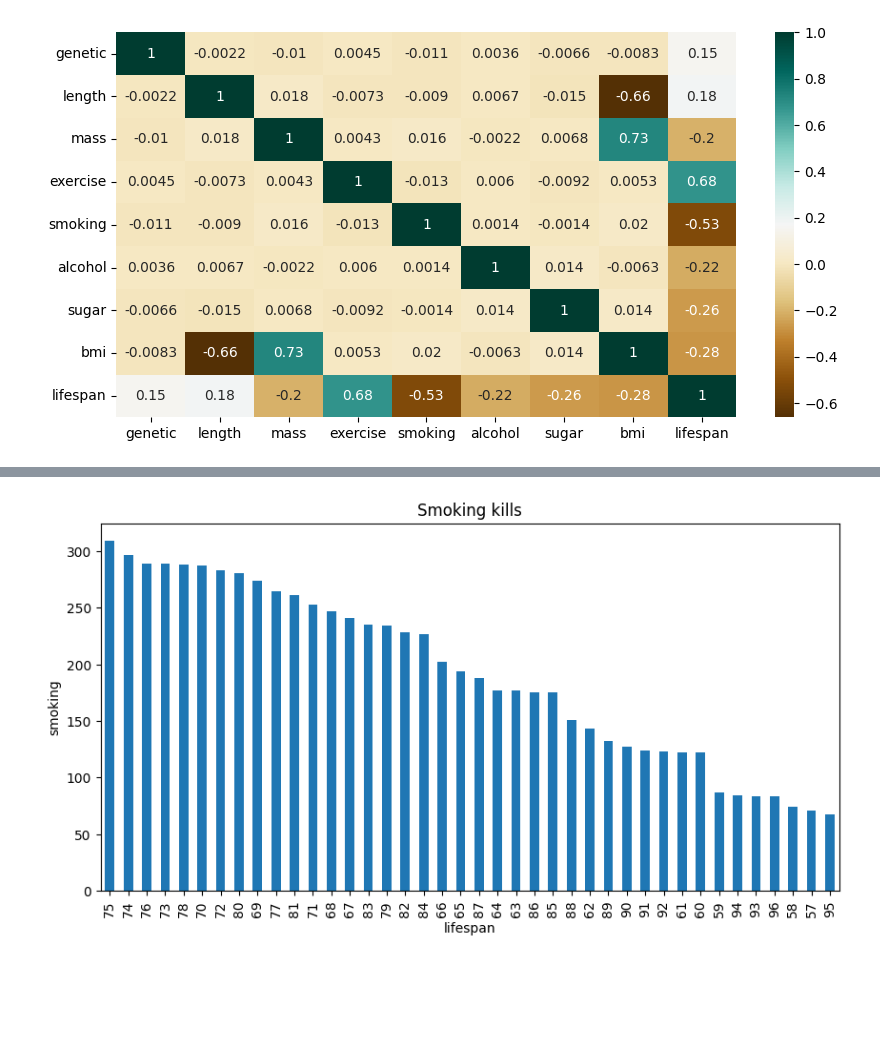
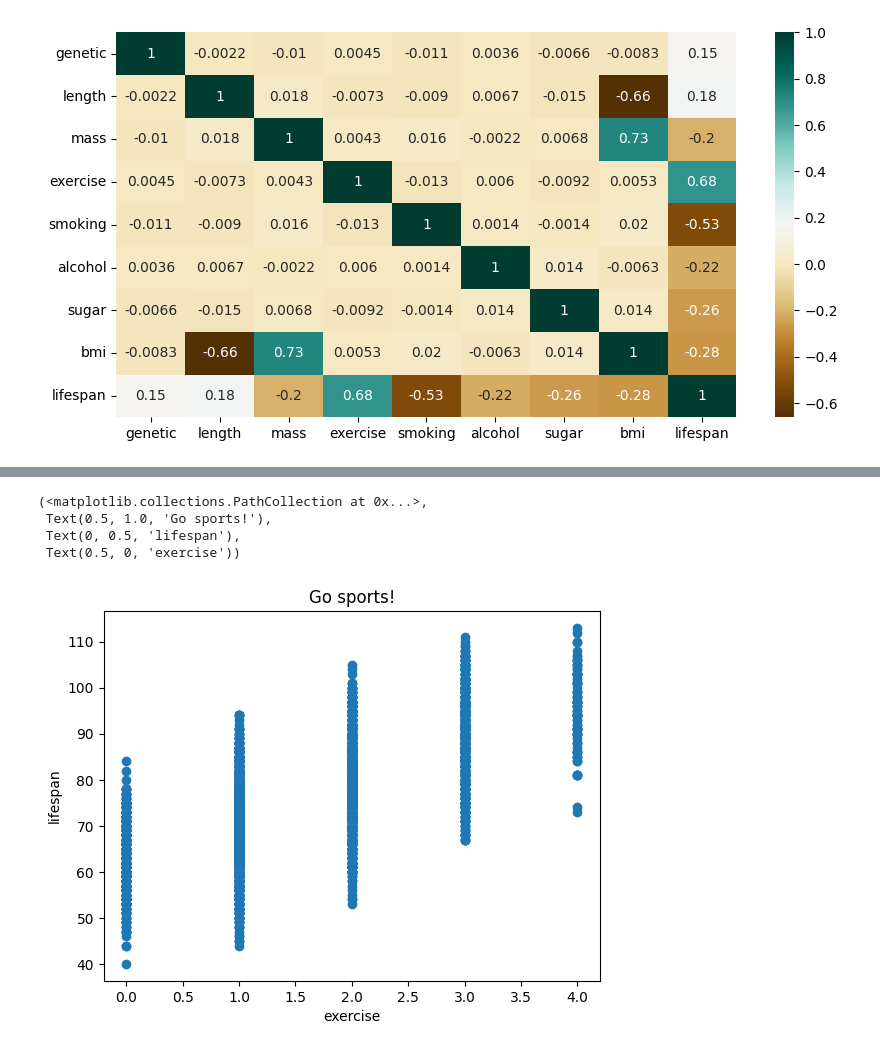
Before and after one commit to Nils1993/MakeAIWork, a Jupyter notebook: projects/project1/notebooks/transforming_data.ipynb, the cells around one changed output, grey strips where cells are left out. Drawn from its saved outputs; the diff is of its cells as text; code cells hidden in the pictures; blank space fills up the shorter version.

```diff
--- a/projects/project1/notebooks/transforming_data.ipynb
+++ b/projects/project1/notebooks/transforming_data.ipynb
@@ -153,7 +192,12 @@ plt.show()
-# %%
-df.lifespan.value_counts().nlargest(40).plot(kind='bar', figsize=(10,5))
-plt.title("Smoking kills")
-plt.ylabel('smoking')
-plt.xlabel('lifespan');
-# %% [output]
-[figure, removed]
+# %%
+# plottig some columns with high correlation.
+plt.scatter(df['exercise'], df['lifespan'])
+plt.title("Go sports!")
+plt.ylabel('lifespan')
+plt.xlabel('exercise')
+# %% [output]
+(<matplotlib.collections.PathCollection at 0x...>,
+ Text(0.5, 1.0, 'Go sports!'),
+ Text(0, 0.5, 'lifespan'),
+ Text(0.5, 0, 'exercise'))
+[figure, added]
```
Also changed, not shown: parts of 11 cells of this notebook.
